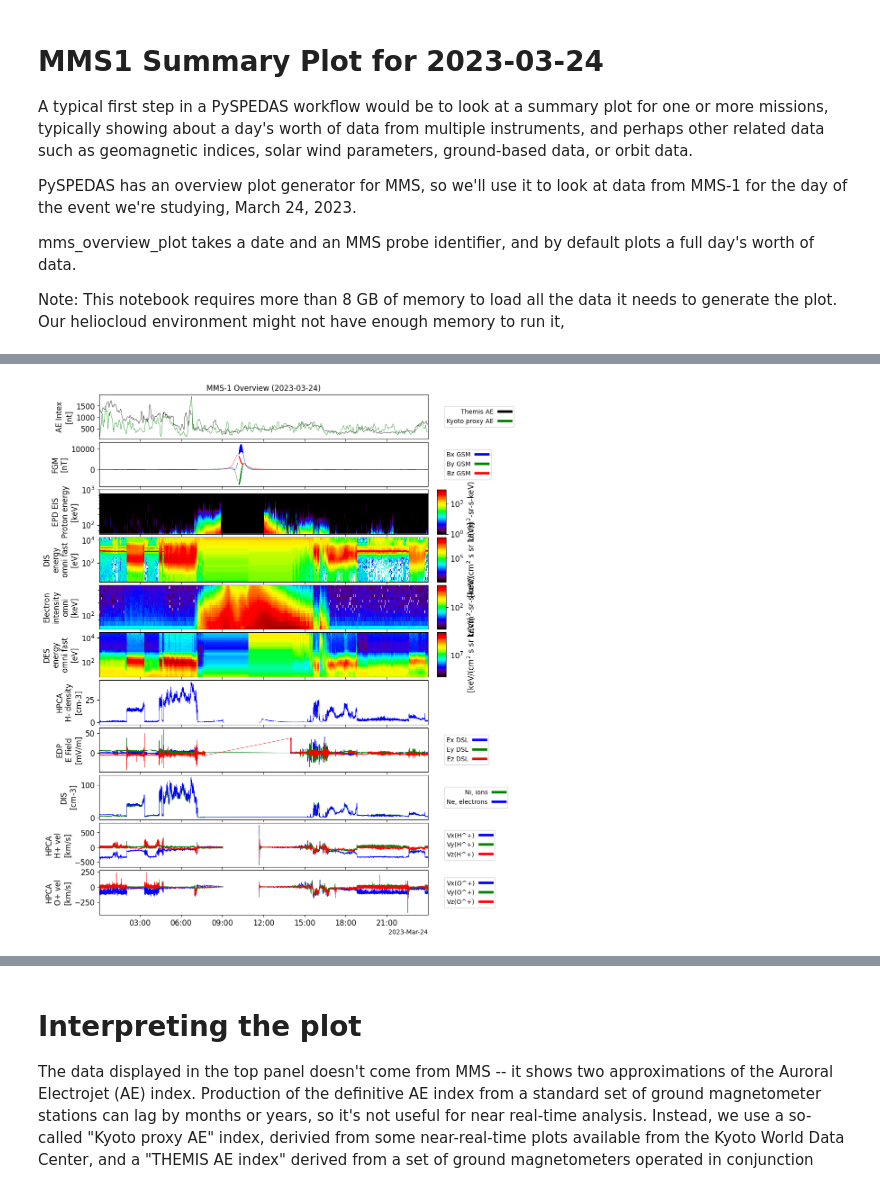
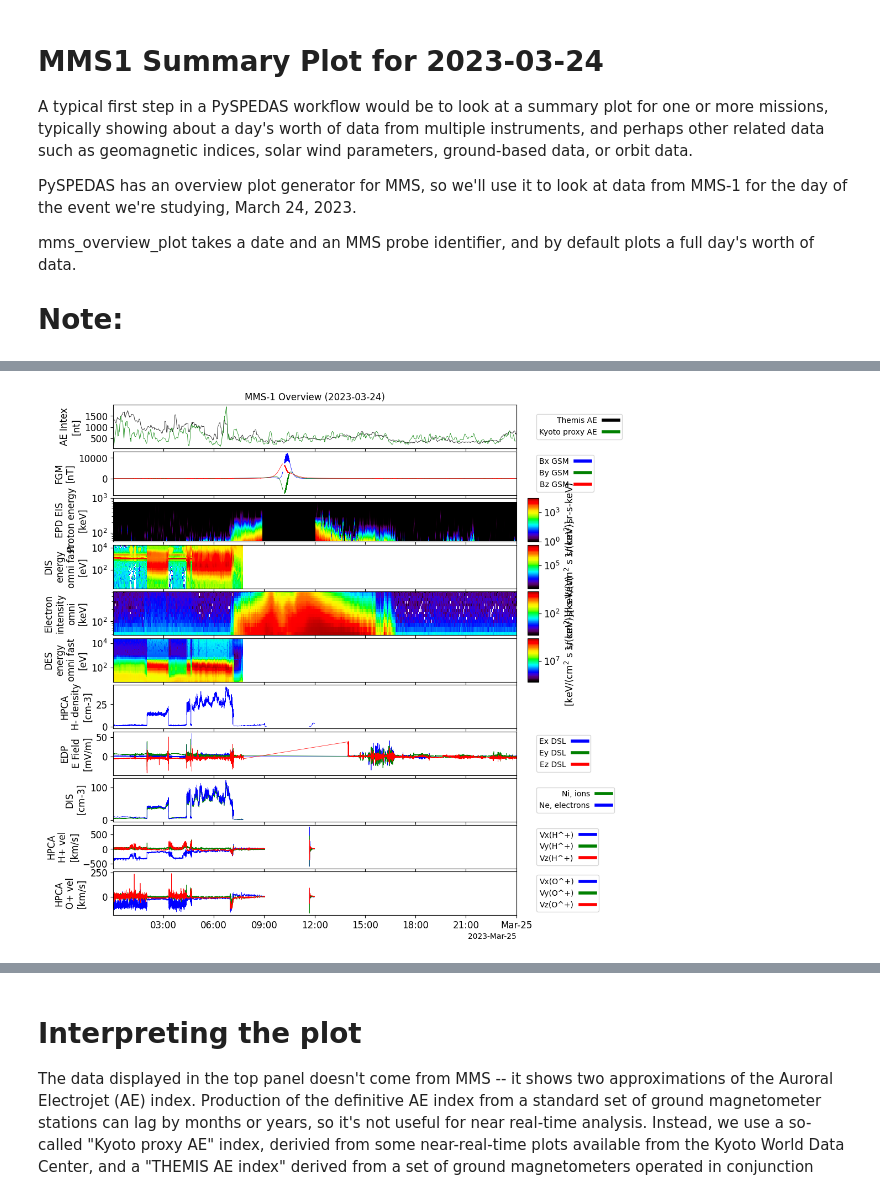
Before and after one commit to heliophysicsPy/summer-school-24, a Jupyter notebook: pyspedas-tutorial/MMS_summary_plot_20230324.ipynb, the cells around one changed output, grey strips where cells are left out. Cells and saved outputs as stored; diff of their text form; code cells hidden in the pictures.

Commit message:
Updated pyspedas notebooks, added new output_scrubbed directory for versions of notebooks without the plots and other outputs

```diff
--- a/pyspedas-tutorial/MMS_summary_plot_20230324.ipynb
+++ b/pyspedas-tutorial/MMS_summary_plot_20230324.ipynb
@@ -7,4 +7,4 @@ PySPEDAS has an overview plot generator for MMS, so we'll use it to look at data
 
 mms_overview_plot takes a date and an MMS probe identifier, and by default plots a full day's worth of data.
 
-Note:  This notebook requires more than 8 GB of memory to load all the data it needs to generate the plot.  Our heliocloud environment might not have enough memory to run it,
+# Note:
@@ -12,5 +15,5 @@ Note:  This notebook requires more than 8 GB of memory to load all the data it n
 import pyspedas
 import pytplot
 
-pyspedas.mms_overview_plot(date='2023-03-24',probe='1',ysize=15)
+pyspedas.mms_overview_plot(trange=['2023-03-24 00:00:00', '2023-03-24 12:00:00'],probe='1',ysize=12)
 # %% [output]
@@ -34 +37 @@ pyspedas.mms_overview_plot(date='2023-03-24',probe='1',ysize=15)
-[figure, old version]
+[figure, new version]
```
Also changed, not shown: parts of 3 cells of this notebook, 16 other files.
